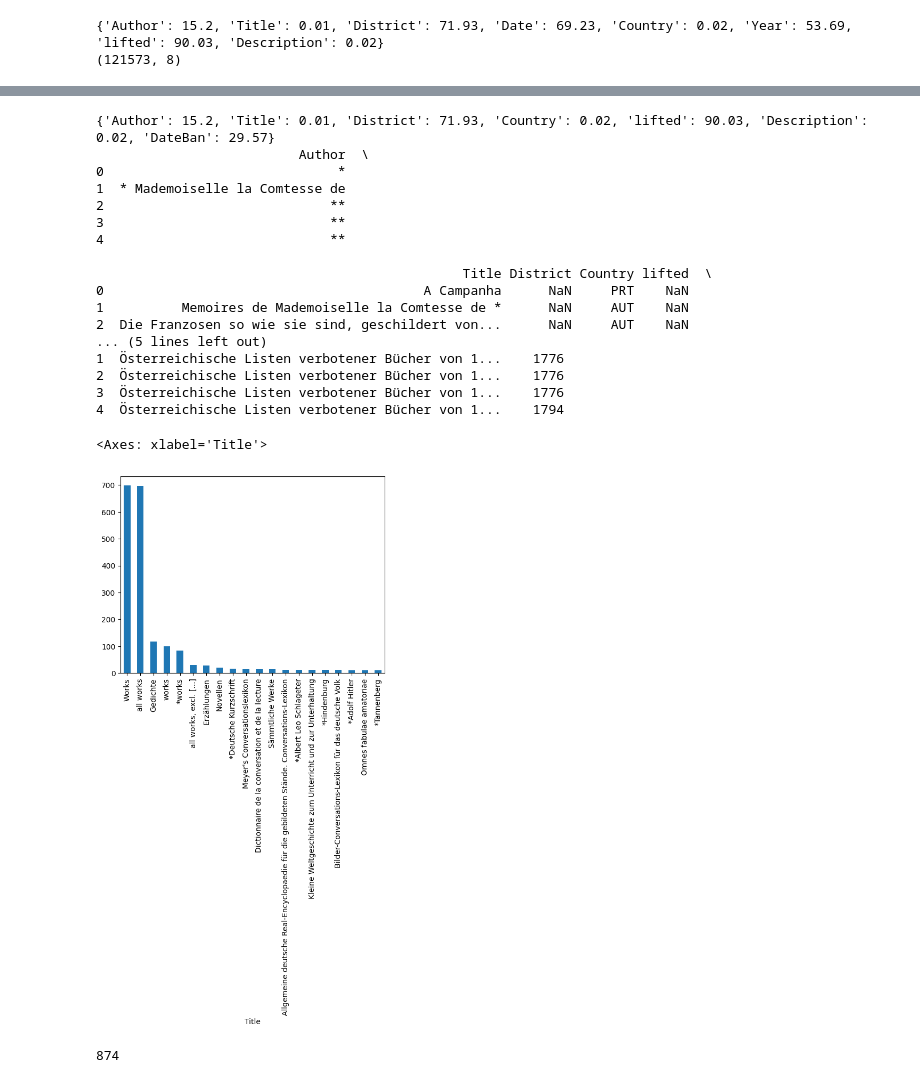
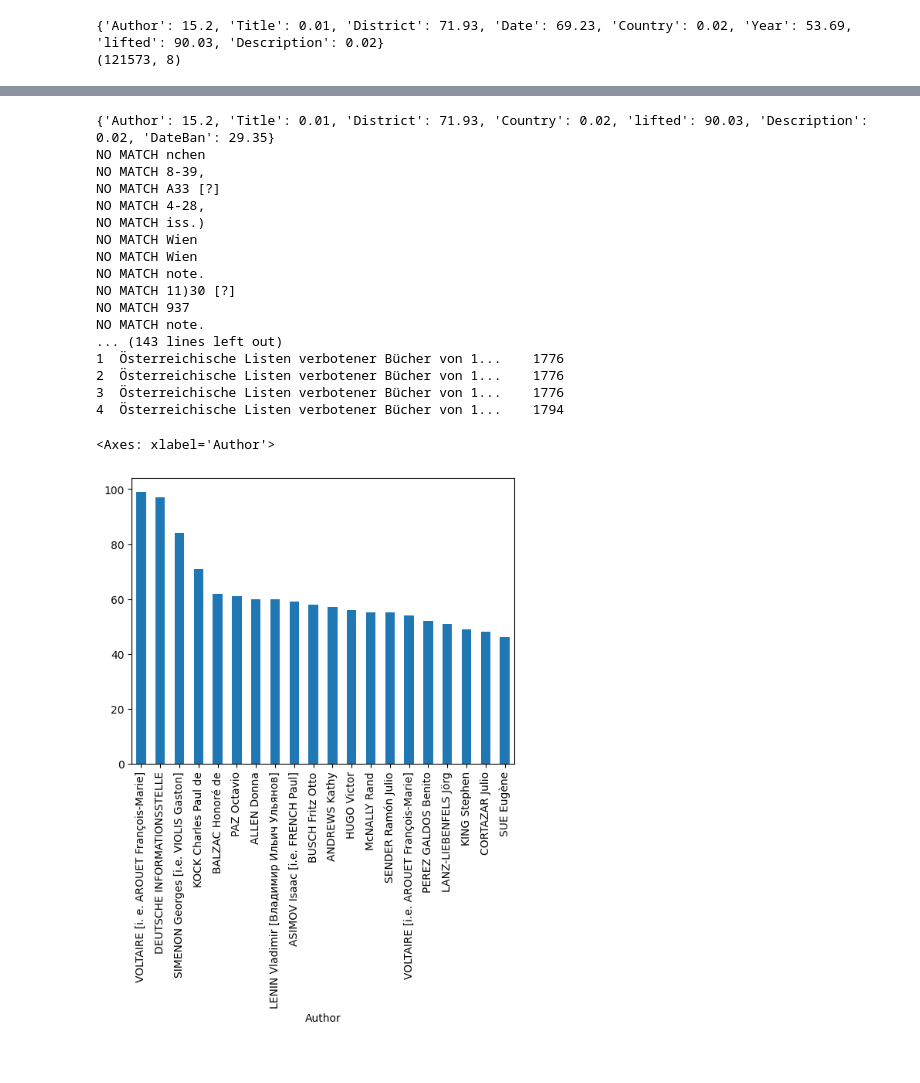
Before and after one commit to CerberusLatrans/NETSI-banned-books, a Jupyter notebook: dataset.ipynb, the cells around one changed output, grey strips where cells are left out. Cells and saved outputs as stored; diff of their text form; code cells hidden in the pictures.

```diff
--- a/dataset.ipynb
+++ b/dataset.ipynb
@@ -104,6 +98,6 @@ Description            object
 dtype: object
 # %%
-kasseler_df = pd.read_csv('kasseler.csv')
+kasseler_df = pd.read_csv('kasseler/kasseler.csv')
 kasseler_df = kasseler_df.drop(kasseler_df.columns[0], axis=1)
 kasseler_df = kasseler_df.rename(columns={
     'author': 'Author', 'title':'Title', 'place':'District', 'date':'Date',
@@ -115,0 +150,2 @@ print(kasseler_df.shape)
+# %%
+kasseler_df['Year'] = kasseler_df['Year'].apply(lambda x: None if x<1500 else x)
@@ -116,35 +176,40 @@ print(kasseler_df.shape)
 # %%
-kasseler_df['DateBan'] = kasseler_df['Year'].where(~kasseler_df['Year'].isnull(),
-                                                   other=kasseler_df['Date'])
-kasseler_df = kasseler_df.drop(['Date', 'Year'], axis=1)
+import re
 def clean_year(x):
     try:
         if type(x)!=str:
             x = str(int(x))
-        if len(x)>=4 and x[:4].isnumeric():
-            return x[:4]
-        return None
+        match = re.match(r'.*([1-2][0-9]{3})', x)
+        if match:
+            return match.group(1)
+        else:
+            print("NO MATCH", x)
+            return None
     except:
         return None
+
+print(null_pct(kasseler_df))
 kasseler_df['DateBan'] = kasseler_df['DateBan'].apply(clean_year)
 #kasseler_df['DateBan'] = pd.to_datetime(kasseler_df['DateBan'], format='%Y')
 print(null_pct(kasseler_df))
 print(kasseler_df.head())
 # %% [output]
-{'Author': 15.2, 'Title': 0.01, 'District': 71.93, 'Country': 0.02, 'lifted': 90.03, 'Description': 0.02, 'DateBan': 29.57}
-                          Author  \
-0                              *
-1  * Mademoiselle la Comtesse de
-2                             **
-3                             **
-4                             **
-
-                                               Title District Country lifted  \
-0                                         A Campanha      NaN     PRT    NaN
-1          Memoires de Mademoiselle la Comtesse de *      NaN     AUT    NaN
-2  Die Franzosen so wie sie sind, geschildert von...      NaN     AUT    NaN
-... (5 lines left out)
+{'Author': 15.2, 'Title': 0.01, 'District': 71.93, 'Country': 0.02, 'lifted': 90.03, 'Description': 0.02, 'DateBan': 29.35}
+NO MATCH nchen
+NO MATCH 8-39,
+NO MATCH A33 [?]
+NO MATCH 4-28,
+NO MATCH iss.)
+NO MATCH Wien
+NO MATCH Wien
+NO MATCH note.
+NO MATCH 11)30 [?]
+NO MATCH 937
+NO MATCH note.
+... (143 lines left out)
 1  Österreichische Listen verbotener Bücher von 1...    1776
 2  Österreichische Listen verbotener Bücher von 1...    1776
 3  Österreichische Listen verbotener Bücher von 1...    1776
 4  Österreichische Listen verbotener Bücher von 1...    1794
+# %%
+kasseler_df['Year'] = kasseler_df['DateBan'].fillna(-1).astype(int).replace(-1, np.nan)
@@ -151,9 +219,5 @@ print(kasseler_df.head())
 # %%
-kasseler_df.groupby('Title').size().sort_values(ascending=False)[:20].plot.bar()
+kasseler_df.groupby('Author').size().sort_values(ascending=False)[:20].plot.bar()
 # %% [output]
-<Axes: xlabel='Title'>
+<Axes: xlabel='Author'>
-[figure, old version]
+[figure, new version]
-# %%
-print(len(kasseler_df.dropna(subset='DateBan').loc[kasseler_df.dropna(subset='DateBan')['DateBan'].astype(int)<1677, :]))
-# %% [output]
-874
```
Also changed, not shown: parts of 24 cells of this notebook, 3 other files.
